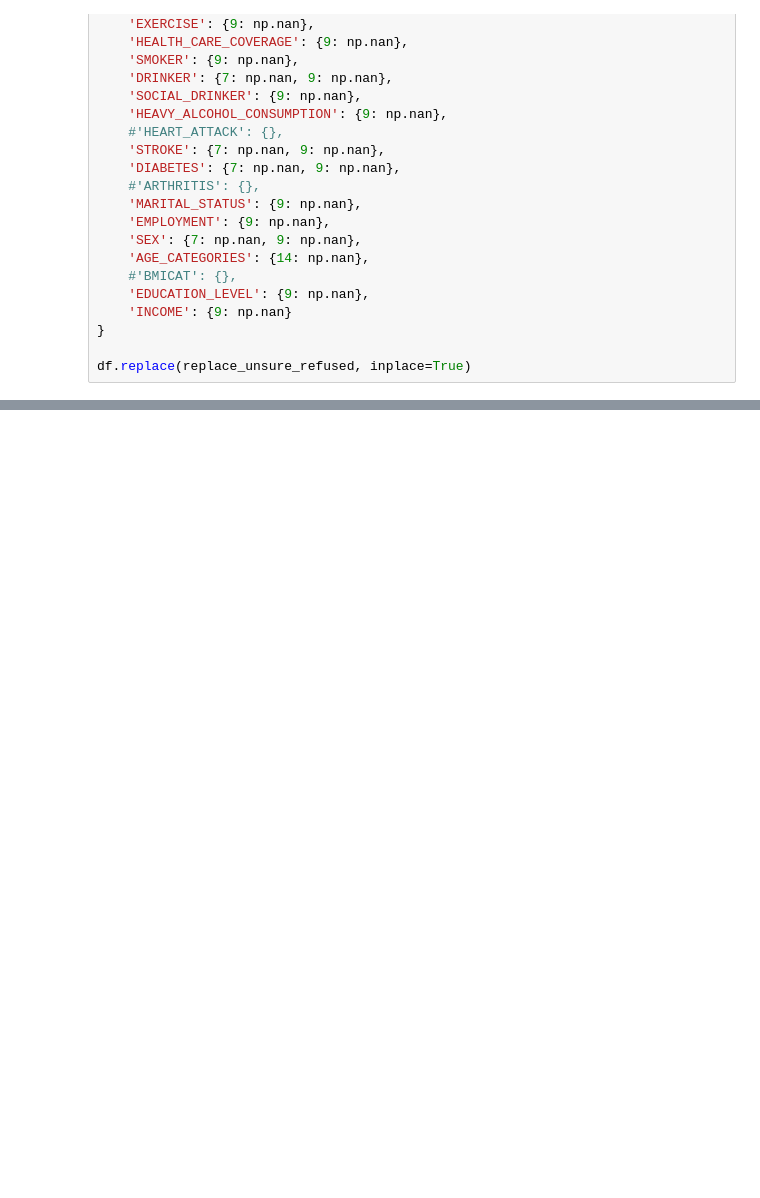
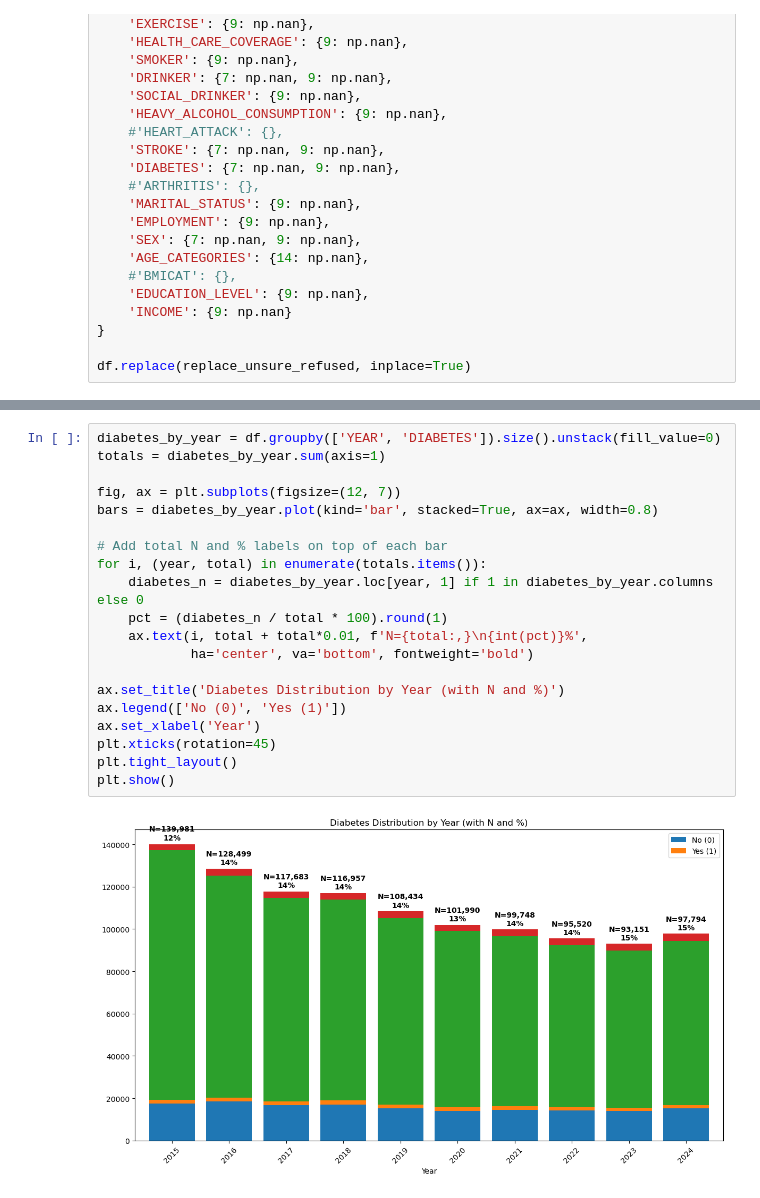
Before and after one commit to cmendonsa/brfss-diabetes-trends, a Jupyter notebook: analysis/2_data_preparation.ipynb, the cells around one changed output, grey strips where cells are left out. Cells and saved outputs as stored; diff of their text form; blank space fills up the shorter version.

```diff
--- a/analysis/2_data_preparation.ipynb
+++ b/analysis/2_data_preparation.ipynb
@@ -305,3 +302,25 @@ logging.info(f"The BRFSS 2015-2024 dataset has been successfully prepared and is
+# %%
+diabetes_by_year = df.groupby(['YEAR', 'DIABETES']).size().unstack(fill_value=0)
+totals = diabetes_by_year.sum(axis=1)
+
+fig, ax = plt.subplots(figsize=(12, 7))
+bars = diabetes_by_year.plot(kind='bar', stacked=True, ax=ax, width=0.8)
+
+# Add total N and % labels on top of each bar
+for i, (year, total) in enumerate(totals.items()):
+    diabetes_n = diabetes_by_year.loc[year, 1] if 1 in diabetes_by_year.columns else 0
+    pct = (diabetes_n / total * 100).round(1)
+    ax.text(i, total + total*0.01, f'N={total:,}\n{int(pct)}%',
+            ha='center', va='bottom', fontweight='bold')
+
+ax.set_title('Diabetes Distribution by Year (with N and %)')
+ax.legend(['No (0)', 'Yes (1)'])
+ax.set_xlabel('Year')
+plt.xticks(rotation=45)
+plt.tight_layout()
+plt.show()
+# %% [output]
+[figure, added]
 # %%
 logging.info("Data information:\n")
 df.info()
```
Also changed, not shown: parts of 31 cells of this notebook, 4 other files.
